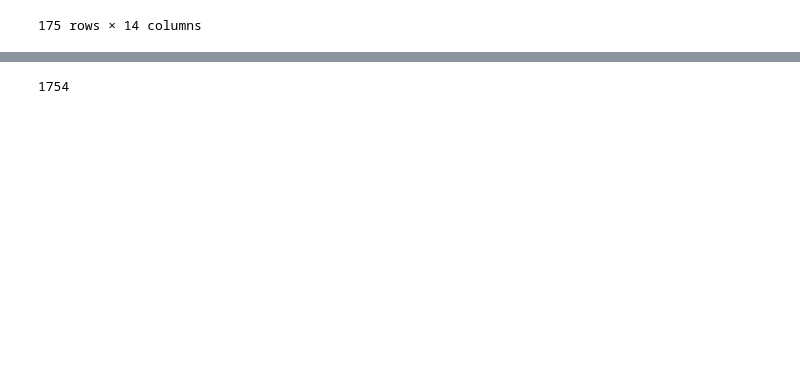
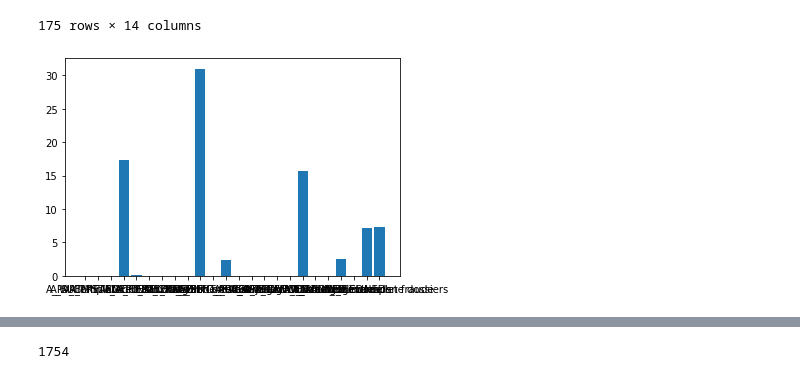
Before and after one commit to Elite-NL/Process_Mining, a Jupyter notebook: Baseline Predict Next Step.ipynb, the cells around one changed output, grey strips where cells are left out. Drawn from its saved outputs; the diff is of its cells as text; code cells hidden in the pictures; blank space fills up the shorter version.

Commit message:
average time per event

```diff
--- a/Baseline Predict Next Step.ipynb
+++ b/Baseline Predict Next Step.ipynb
@@ -42,8 +43,10 @@ event_column = "event concept:name"
 timestamp_column = "event time:timestamp"
 position_column = "Position"
 baseline_next_event_column = "Baseline Prediction for Next Activity"
+position_next_event_column = "Position Prediction for Next Activity"
 pos_event_next_event_column = "Position&Event Prediction for Next Activity"
 baseline_next_timestamp_column = "Baseline Prediction for Next Timestamp"
+position_next_timestamp_column = "Position Prediction for Next Timestamp"
 pos_event_next_timestamp_column = "Position&Event Prediction for Next Timestamp"
 time_since_registration_column = "Time Since Registration"
 day_of_week_column = "day_of_week"
@@ -140,7 +143,7 @@ prediction_step[max(length_process.values())] = "-"
 #prediction_step
 # %%
 # We add the baseline predicted next event as a new column to the dataframe
-df[baseline_next_event_column] = [prediction_step[x] for x in df[position_column]]
+df[position_next_event_column] = [prediction_step[x] for x in df[position_column]]
 
 #df[df[case_column] == 173688]
 # %%
@@ -166,7 +169,7 @@ average_time_per_pos = {i: replacenat(shifted_deltatimes[df[position_column] ==
 #average_time_per_pos
 # %%
 # We add the baseline predicted time duration until next event to the dataframe
-df[baseline_next_timestamp_column] = [x + average_time_per_pos[y] for x,y in zip(df[timestamp_column], df[position_column])]
+df[position_next_timestamp_column] = [x + average_time_per_pos[y] for x,y in zip(df[timestamp_column], df[position_column])]
 
 df[df[case_column] == 185548] # Note that the events of pos 173 and 174 happen at the exact same timestamp!
 # %% [output]
@@ -183,3 +186,16 @@ df[df[case_column] == 185548] # Note that the events of pos 173 and 174 happen a
 | 165556 | 16333760626860 | 185548 | 2011-11-15 13:42:45 | 20000 | A_CANCELLED | COMPLETE | ... |
 | 165557 | 16333760626862 | 185548 | 2011-11-15 13:42:45 | 20000 | W_Nabellen incomplete dossiers | COMPLETE | ... |
 175 rows × 14 columns
+# %%
+# list of unique events in the data
+unique_events = df[event_column].unique()
+
+# dictionary to store the average time for each event
+time_per_event = {event: replacenat(shifted_deltatimes[df[event_column] == event].mean()) for event in unique_events}
+
+hours_per_event = {event: (time_per_event[event].total_seconds()/(60*60)) for event in unique_events}
+
+plt.bar(hours_per_event.keys(), hours_per_event.values())
+plt.show()
+# %% [output]
+[figure, added]
```
Also changed, not shown: parts of 5 cells of this notebook.
